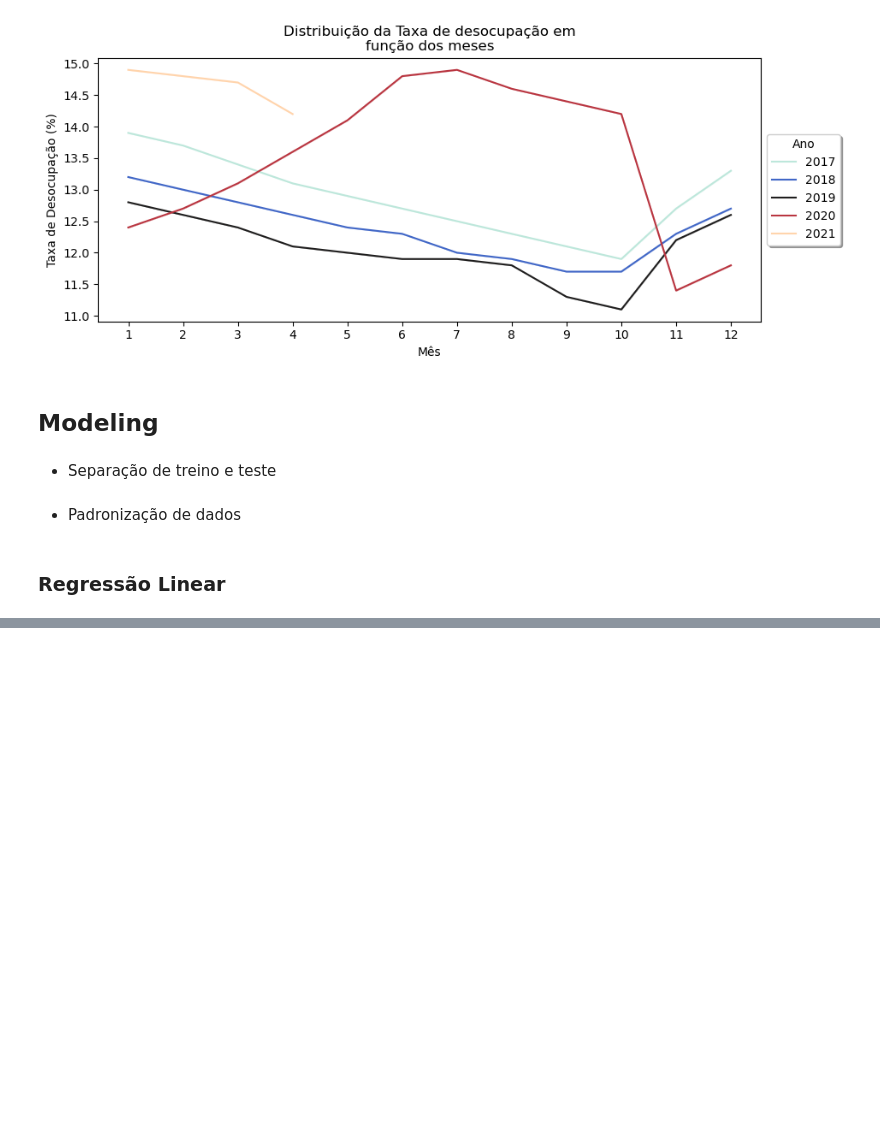
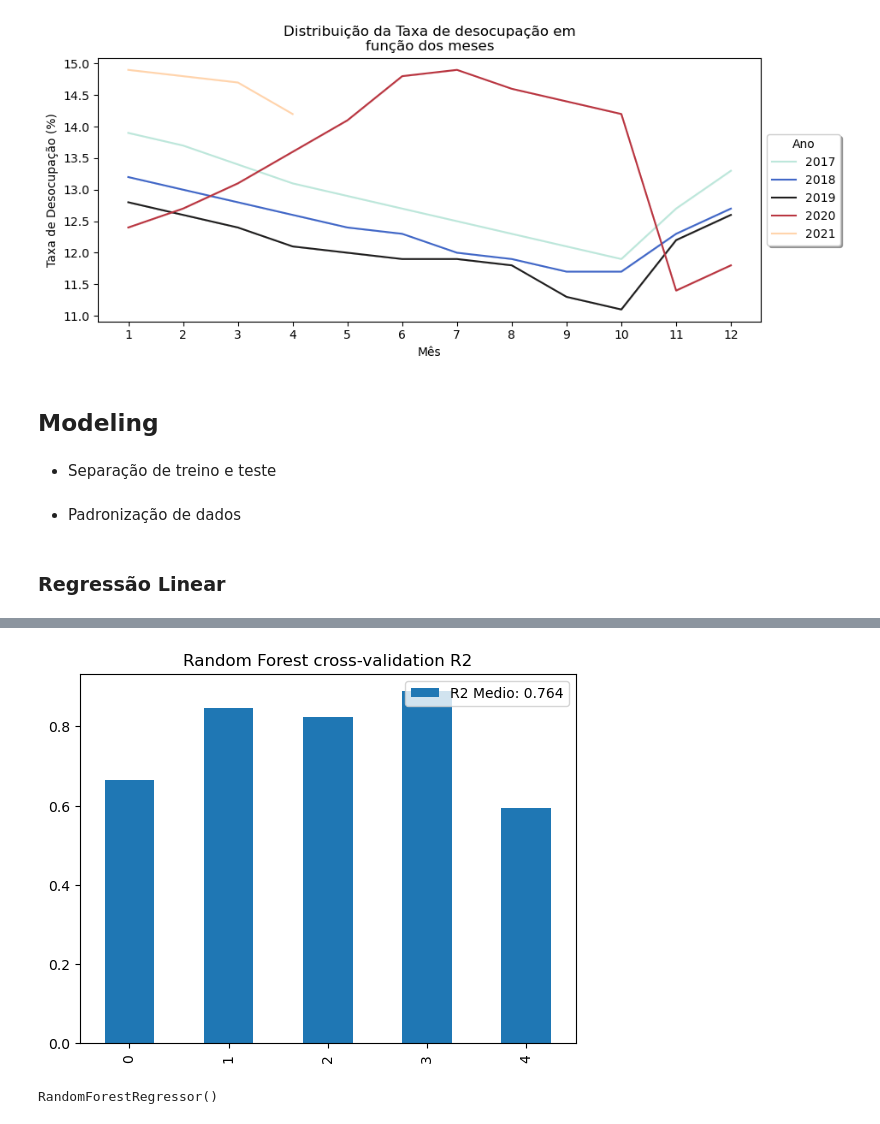
Before and after one commit to kauansacramento/energy-demand-forecast, a Jupyter notebook: energy_demand_forecast.ipynb, the cells around one changed output, grey strips where cells are left out. Drawn from its saved outputs; the diff is of its cells as text; code cells hidden in the pictures; blank space fills up the shorter version.

```diff
--- a/energy_demand_forecast.ipynb
+++ b/energy_demand_forecast.ipynb
@@ -161,0 +199,4 @@ array([0.62900776, 0.61415493, 0.60654845, 0.68534794, 0.51604012])
+# %%
+rf = RandomForestRegressor(random_state=42)
+# %%
+cv_rf = pd.DataFrame(cross_validate(rf, X_train_scaled, y_train, cv=5, scoring='r2'))
@@ -161,0 +212,10 @@ array([0.62900776, 0.61415493, 0.60654845, 0.68534794, 0.51604012])
+# %%
+ax = cv_rf['test_score'].plot(kind='bar', label=f'R2 Medio: {cv_rf["test_score"].mean().round(3)}')
+ax.set(title='Random Forest cross-validation R2')
+plt.legend(loc='upper right');
+# %% [output]
+[figure, added]
+# %%
+rf.fit(X_train_scaled, y_train)
+# %% [output]
+RandomForestRegressor()
```
Also changed, not shown: parts of 29 cells of this notebook.
